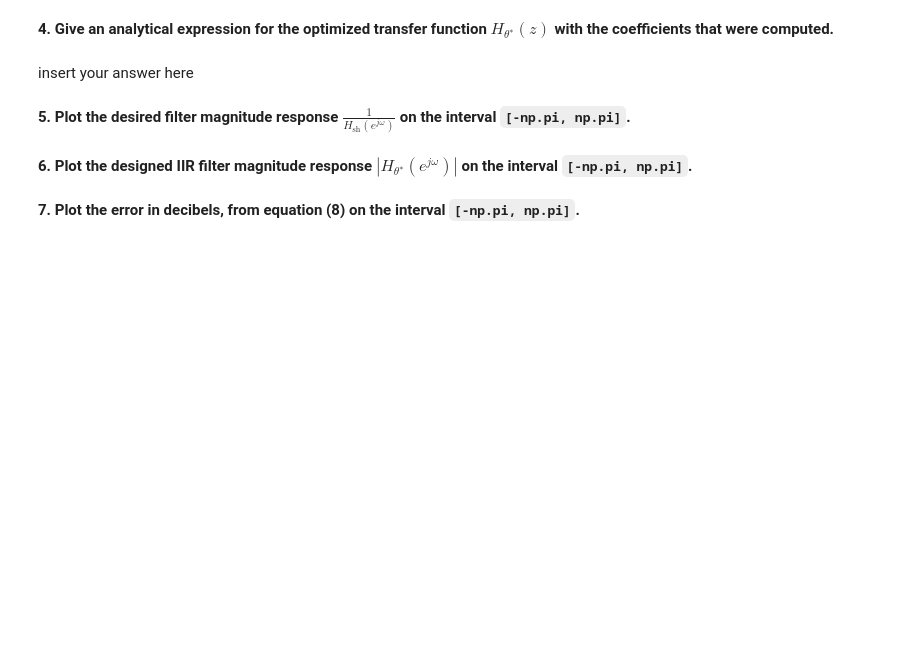
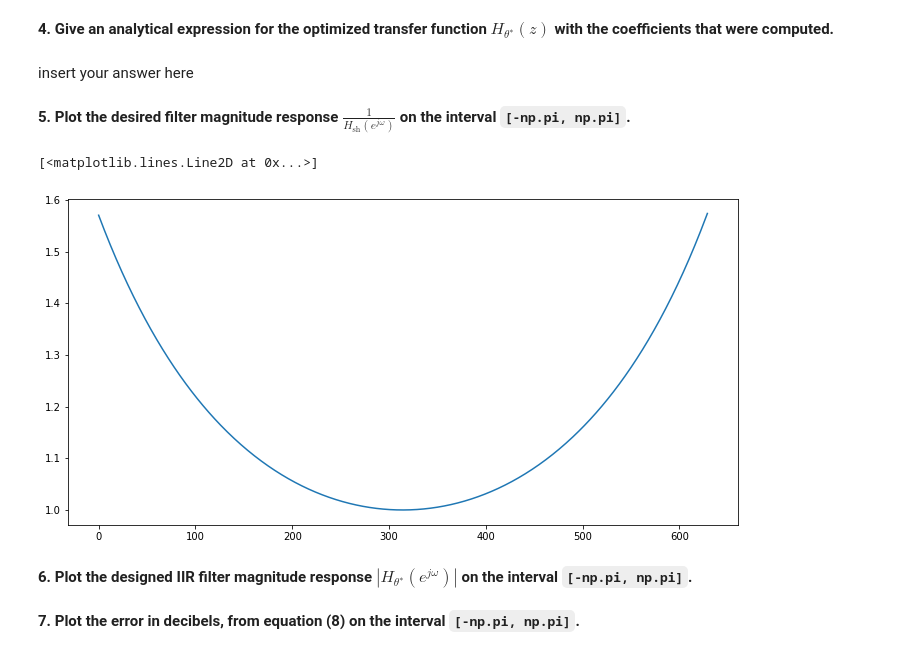
Before and after one commit to cdavin2/dsp_lab05b, a Jupyter notebook: lab05b_final_report.ipynb, the cells around one changed output. Cells and saved outputs as stored; diff of their text form; code cells hidden in the pictures; blank space fills up the shorter version.

```diff
--- a/lab05b_final_report.ipynb
+++ b/lab05b_final_report.ipynb
@@ -551,3 +613,12 @@ insert your answer here
+# %%
+# insert your code here
+w = np.arange(-np.pi, np.pi+.01, .01)
+H_sh = np.abs( np.sinc(w/(2*np.pi)) )
+H_sh_i = 1/H_sh
+plt.plot(H_sh_i)
+# %% [output]
+[<matplotlib.lines.Line2D at 0x...>]
+[figure, added]
 # %% [markdown]
 **6. Plot the designed IIR filter magnitude response $|H_{\theta^∗} (e^{j\omega})|$ on the interval `[-np.pi, np.pi]`.**
 # %%
```
Also changed, not shown: parts of 22 cells of this notebook.
